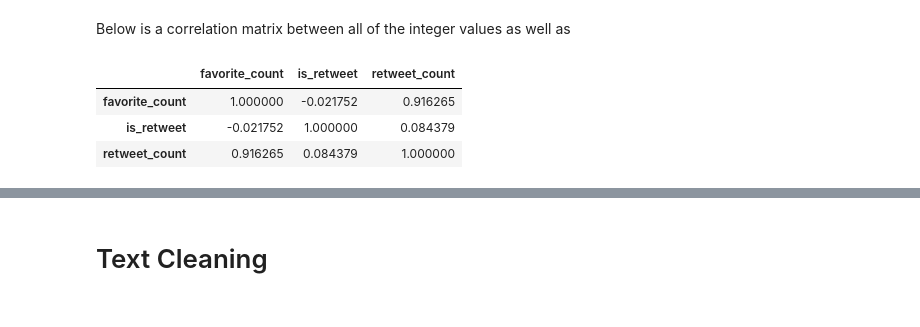
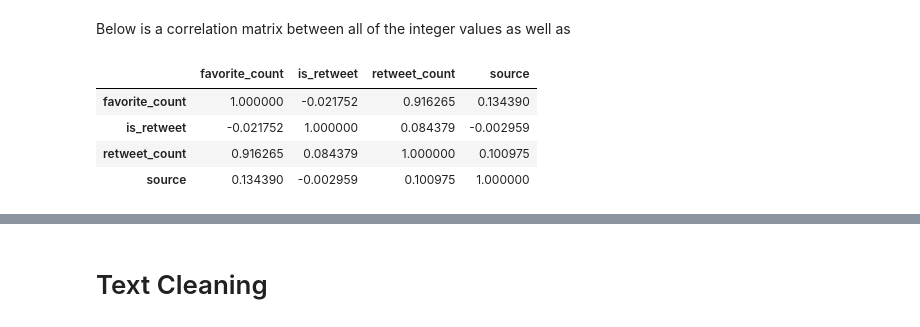
Before and after one commit to pmichele/ADA-Group, a Jupyter notebook: project/project.ipynb, the cells around one changed output, grey strips where cells are left out. Saved outputs shown, nothing was run; the diff lists cells and outputs as text; code cells hidden in the pictures.

```diff
--- a/project/project.ipynb
+++ b/project/project.ipynb
@@ -127,6 +155,12 @@ dfNull[dfNull.isnull().any(axis=1)]
 # %%
-dfCorr=df
-dfCorr["source"].unique()
+dfCorr=df.copy()
+
+keys=dfCorr["source"].unique()
+values=list(range(len(keys)))
+dictionary = dict(zip(keys, values))
+
 for i in range(len(dfCorr)):
-    dfCorr.iloc[i]["source"]=1
-dfCorr
+    s=dfCorr.iloc[i]["source"]
+    dfCorr.iloc[i, dfCorr.columns.get_loc('source')] = int(dictionary.get(s))
+
+dfCorr["source"] = dfCorr["source"].astype('int64')
@@ -138,9 +178,11 @@ See the caveats in the documentation: http://pandas.pydata.org/pandas-docs/stabl
 # %% [markdown]
 Below is a correlation matrix between all of the integer values as well as
 # %%
-df.corr(method='pearson', min_periods=1)
+corrMatr=dfCorr.corr(method='pearson', min_periods=1)
+corrMatr
 # %% [output]
-|  | favorite_count | is_retweet | retweet_count |
-| favorite_count | 1.000000 | -0.021752 | 0.916265 |
-| is_retweet | -0.021752 | 1.000000 | 0.084379 |
-| retweet_count | 0.916265 | 0.084379 | 1.000000 |
+|  | favorite_count | is_retweet | retweet_count | source |
+| favorite_count | 1.000000 | -0.021752 | 0.916265 | 0.134390 |
+| is_retweet | -0.021752 | 1.000000 | 0.084379 | -0.002959 |
+| retweet_count | 0.916265 | 0.084379 | 1.000000 | 0.100975 |
+| source | 0.134390 | -0.002959 | 0.100975 | 1.000000 |
```
Also changed, not shown: parts of 15 cells of this notebook.
